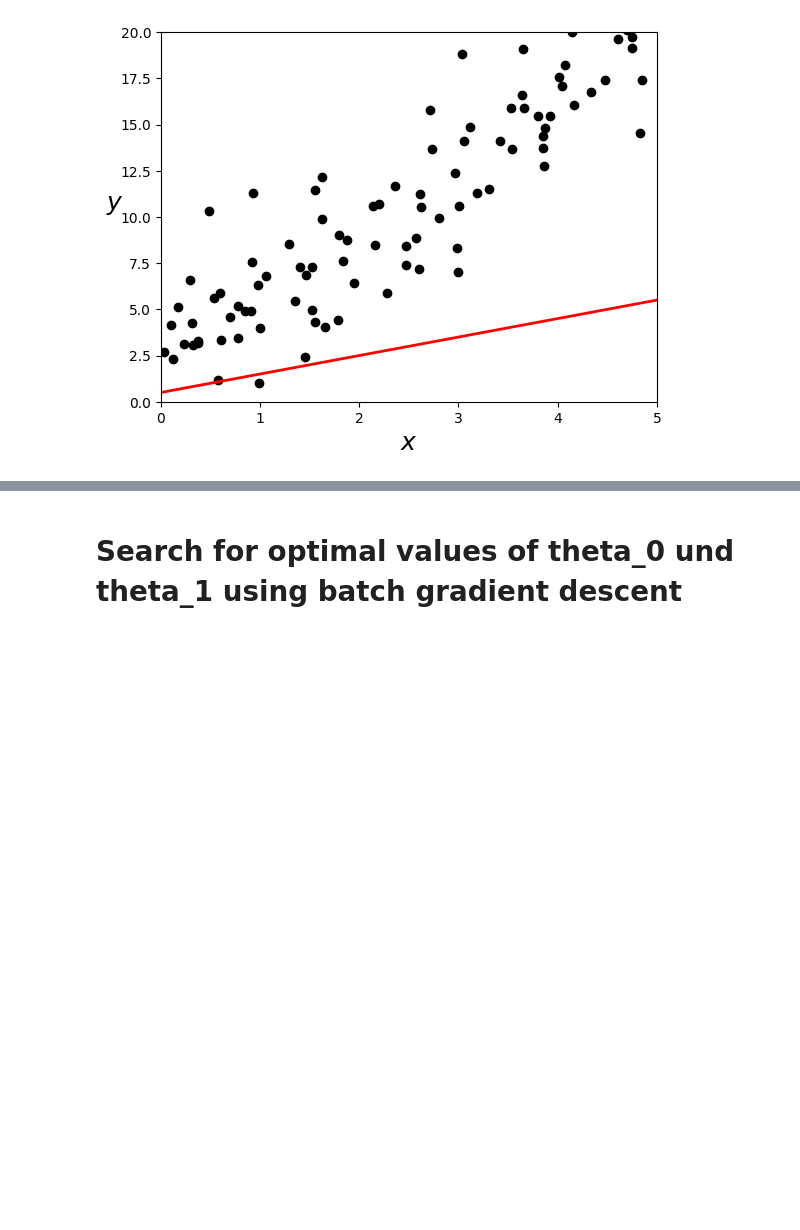
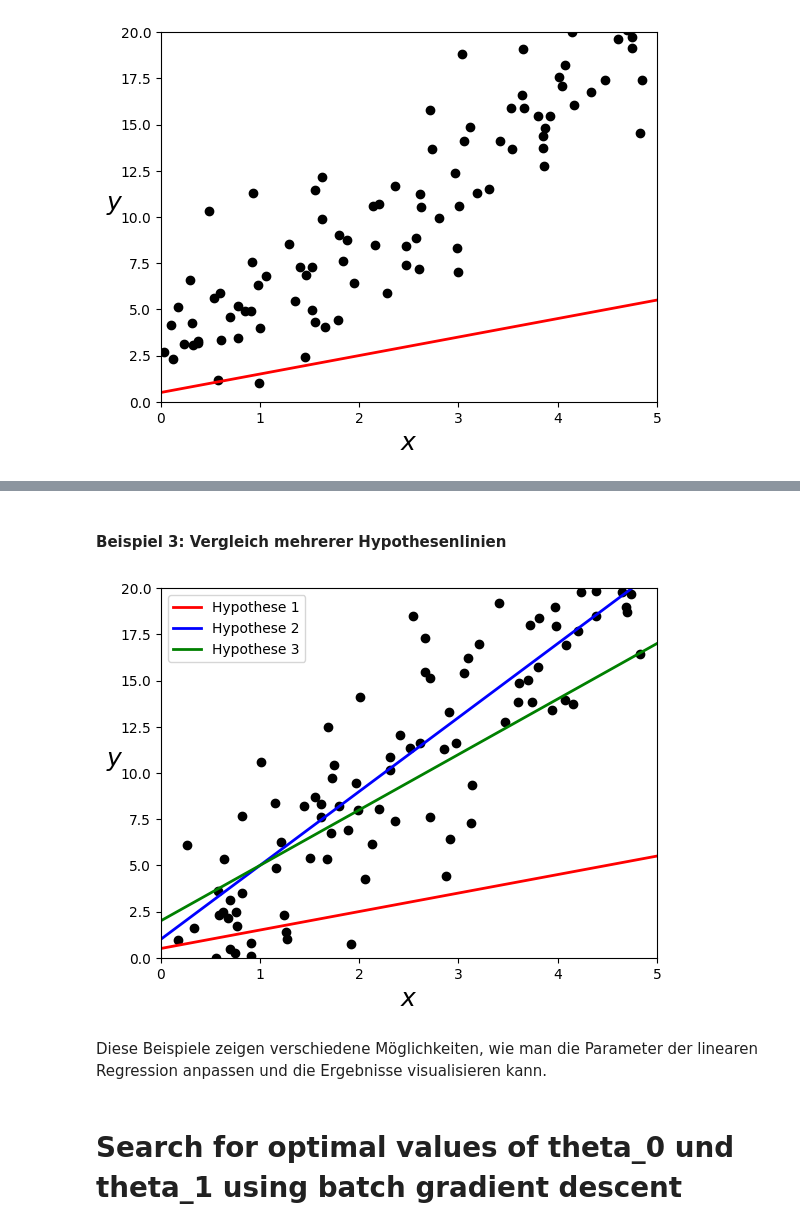
Before and after one commit to KathrinSieber/python_machine_learning_basics, a Jupyter notebook: Linear_Regression/linear_regression_gradient_descent.ipynb, the cells around one changed output, grey strips where cells are left out. Cells and saved outputs as stored; diff of their text form; code cells hidden in the pictures; blank space fills up the shorter version.

```diff
--- a/Linear_Regression/linear_regression_gradient_descent.ipynb
+++ b/Linear_Regression/linear_regression_gradient_descent.ipynb
@@ -162,3 +233,33 @@ plt.show()
+# %% [markdown]
+
+
+#### Beispiel 3: Vergleich mehrerer Hypothesenlinien
+# %%
+# Verschiedene Schätzungen für theta_0 und theta_1
+theta_0_1, theta_1_1 = 0.5, 1.0
+theta_0_2, theta_1_2 = 1.0, 4.0
+theta_0_3, theta_1_3 = 2.0, 3.0
+
+y_hyp_1 = theta_0_1 + theta_1_1 * x_new
+y_hyp_2 = theta_0_2 + theta_1_2 * x_new
+y_hyp_3 = theta_0_3 + theta_1_3 * x_new
+
+# Plot der Daten und der verschiedenen Hypothesenlinien
+plt.scatter(X, y, color='black')
+plt.plot(x_new, y_hyp_1, color='red', lw=2, label='Hypothese 1')
+plt.plot(x_new, y_hyp_2, color='blue', lw=2, label='Hypothese 2')
+plt.plot(x_new, y_hyp_3, color='green', lw=2, label='Hypothese 3')
+plt.xlabel("$x$", fontsize=18)
+plt.ylabel("$y$", rotation=0, fontsize=18)
+plt.axis([0, 5, 0, 20])
+plt.legend()
+plt.show()
+# %% [output]
+[figure, added]
+# %% [markdown]
+
+
+Diese Beispiele zeigen verschiedene Möglichkeiten, wie man die Parameter der linearen Regression anpassen und die Ergebnisse visualisieren kann.
 # %% [markdown]
 # Search for optimal values of theta_0 und theta_1 using batch gradient descent
 # %%
```
Also changed, not shown: parts of 4 cells of this notebook.
